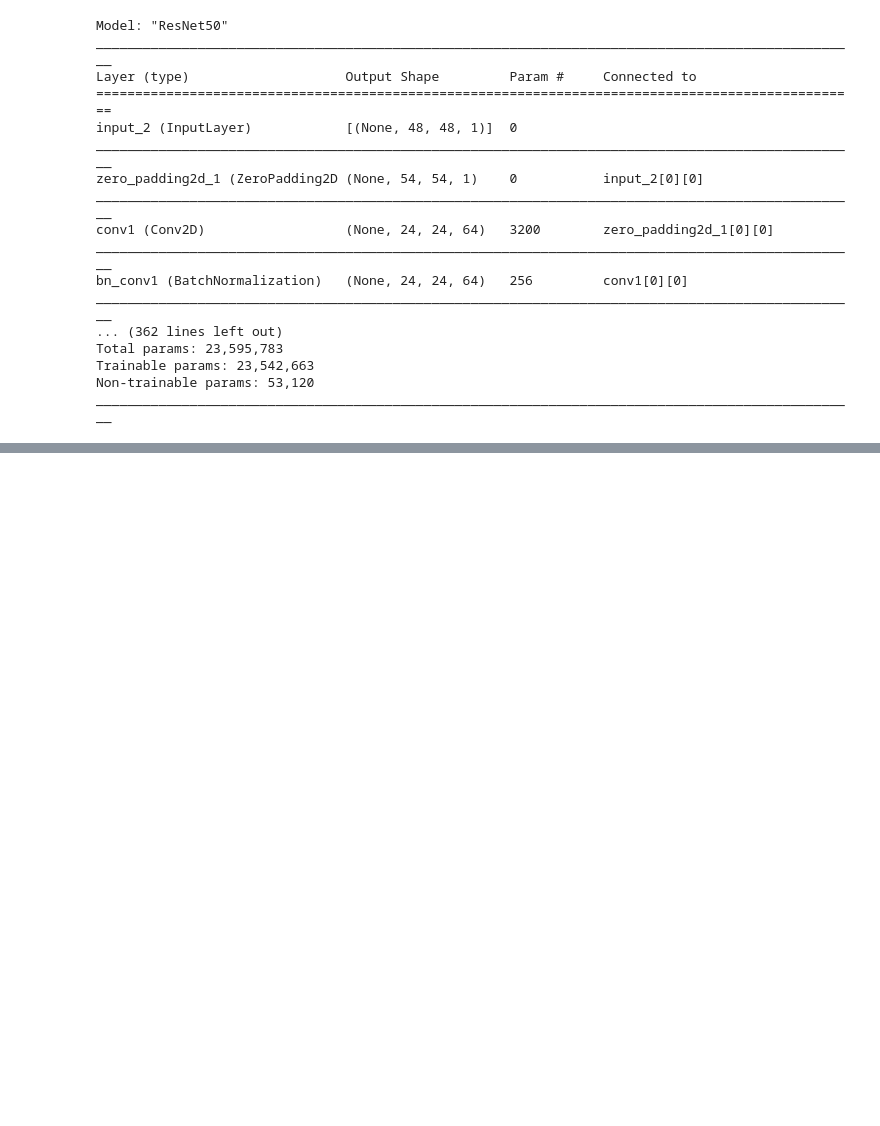
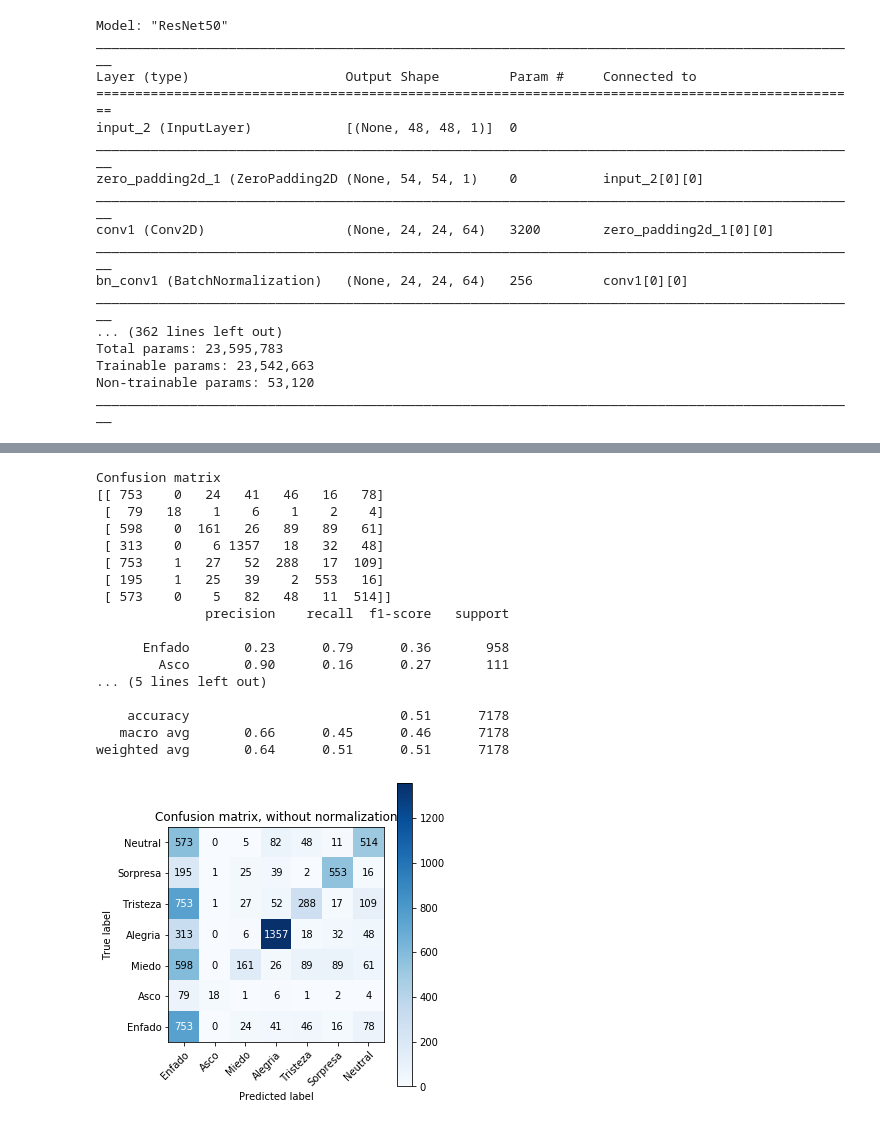
Before and after one commit to matgar03/TFGMGP, a Jupyter notebook: Notebooks/Resnet 50.ipynb, the cells around one changed output, grey strips where cells are left out. Cells and saved outputs as stored; diff of their text form; code cells hidden in the pictures; blank space fills up the shorter version.

```diff
--- a/Notebooks/Resnet 50.ipynb
+++ b/Notebooks/Resnet 50.ipynb
@@ -672,0 +688,29 @@ Epoch 2/100
+# %%
+model.load_weights('.rnet_dau.hdf5')
+pred = np.array(model.predict(X_test))
+pred = np.around(pred)
+pred = pred.astype(int)
+Y_test = Y_test.astype(int)
+
+
+plot_confusion_matrix(Y_test.argmax(axis=1),pred.argmax(axis=1),label_map)
+print(cr(Y_test.argmax(axis=1),pred.argmax(axis=1),target_names = label_map))
+# %% [output]
+Confusion matrix
+[[ 753    0   24   41   46   16   78]
+ [  79   18    1    6    1    2    4]
+ [ 598    0  161   26   89   89   61]
+ [ 313    0    6 1357   18   32   48]
+ [ 753    1   27   52  288   17  109]
+ [ 195    1   25   39    2  553   16]
+ [ 573    0    5   82   48   11  514]]
+              precision    recall  f1-score   support
+
+      Enfado       0.23      0.79      0.36       958
+        Asco       0.90      0.16      0.27       111
+... (5 lines left out)
+
+    accuracy                           0.51      7178
+   macro avg       0.66      0.45      0.46      7178
+weighted avg       0.64      0.51      0.51      7178
+[figure, added]
```
Also changed, not shown: parts of 1 cell of this notebook.
